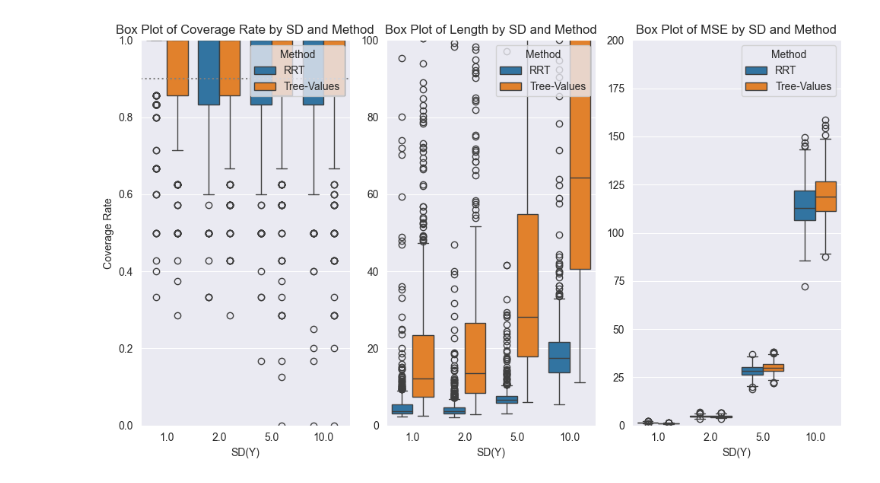
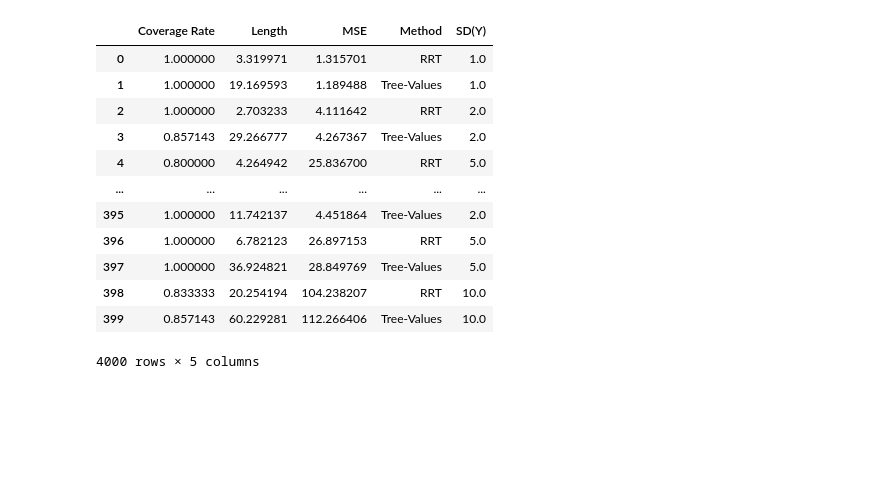
Before and after one commit to yiling-h/SI-CART, a Jupyter notebook: Simulations/Results/vary_signal/gaussian/plotting_g.ipynb, the cells around one changed output. Drawn from its saved outputs; the diff is of its cells as text; code cells hidden in the pictures; blank space fills up the shorter version.

```diff
--- a/Simulations/Results/vary_signal/gaussian/plotting_g.ipynb
+++ b/Simulations/Results/vary_signal/gaussian/plotting_g.ipynb
@@ -25,6 +21,16 @@ for f_dir in files_list:
 # %%
-coverage_df
+oper_char_df
+# %% [output]
+|  | Coverage Rate | Length | MSE | Method | SD(Y) |
+| 0 | 1.000000 | 3.319971 | 1.315701 | RRT | 1.0 |
+| 1 | 1.000000 | 19.169593 | 1.189488 | Tree-Values | 1.0 |
+| 2 | 1.000000 | 2.703233 | 4.111642 | RRT | 2.0 |
+| 3 | 0.857143 | 29.266777 | 4.267367 | Tree-Values | 2.0 |
+| 4 | 0.800000 | 4.264942 | 25.836700 | RRT | 5.0 |
+| ... | ... | ... | ... | ... | ... |
+| 395 | 1.000000 | 11.742137 | 4.451864 | Tree-Values | 2.0 |
+| 396 | 1.000000 | 6.782123 | 26.897153 | RRT | 5.0 |
+| 397 | 1.000000 | 36.924821 | 28.849769 | Tree-Values | 5.0 |
+| 398 | 0.833333 | 20.254194 | 104.238207 | RRT | 10.0 |
+| 399 | 0.857143 | 60.229281 | 112.266406 | Tree-Values | 10.0 |
+4000 rows × 5 columns
-# %%
-length_df
-# %% [output]
-[figure, removed]
```
Also changed, not shown: parts of 8 cells of this notebook, 12 other files.
